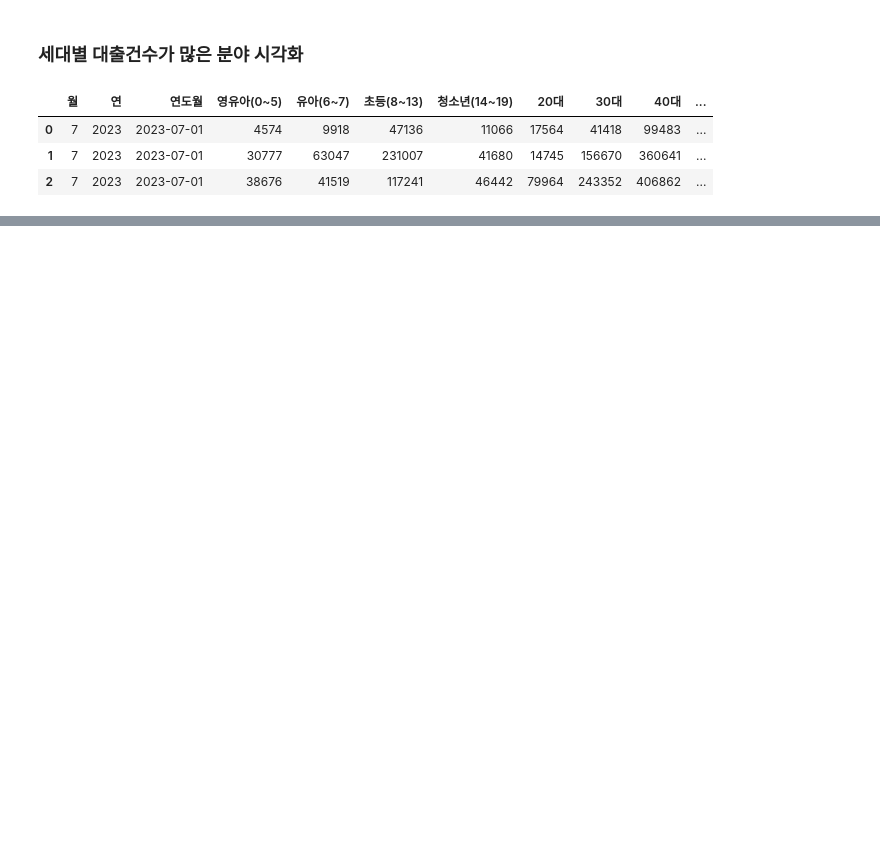
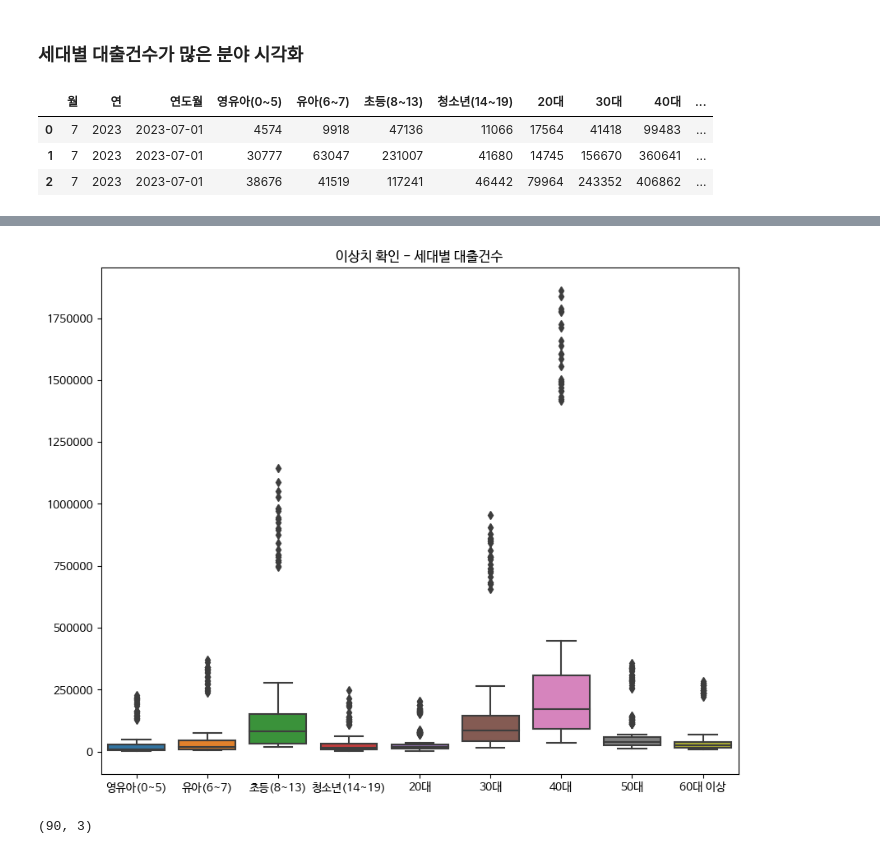
Before and after one commit to dev-hw/SeSAC-live_map, a Jupyter notebook: pro/1_1_도서관_프로젝트.ipynb, the cells around one changed output, grey strips where cells are left out. Drawn from its saved outputs; the diff is of its cells as text; code cells hidden in the pictures; blank space fills up the shorter version.

```diff
--- a/pro/1_1_도서관_프로젝트.ipynb
+++ b/pro/1_1_도서관_프로젝트.ipynb
@@ -322,7 +429,28 @@ data.head(3)
+# %%
+#상자그림 그리기
+plt.figure(figsize=(10,8))
+tmp = data.iloc[:,3:]
+
+
+plt.ticklabel_format(style='plain', axis='y')
+plt.title("이상치 확인 - 세대별 대출건수")
+
+
+sns.boxplot(tmp)
+plt.show()
+# %% [output]
+[figure, added]
 # %%
 # 분야별로 평균해서 계산해보기
 data1 = data.groupby(['분야']).mean()
 data1 = data1.reset_index()
+
+# 영유아~60대 열들을 연령대라는 하나의 열로 바꾸기
+data1 = pd.melt(data1, id_vars=['분야'], value_vars=data1.columns[3:])
+data1
+data1.shape
+# %% [output]
+(90, 3)
 # %%
 data1.head(3)
 # %% [output]
```
Also changed, not shown: parts of 41 cells of this notebook, 4 other files.
